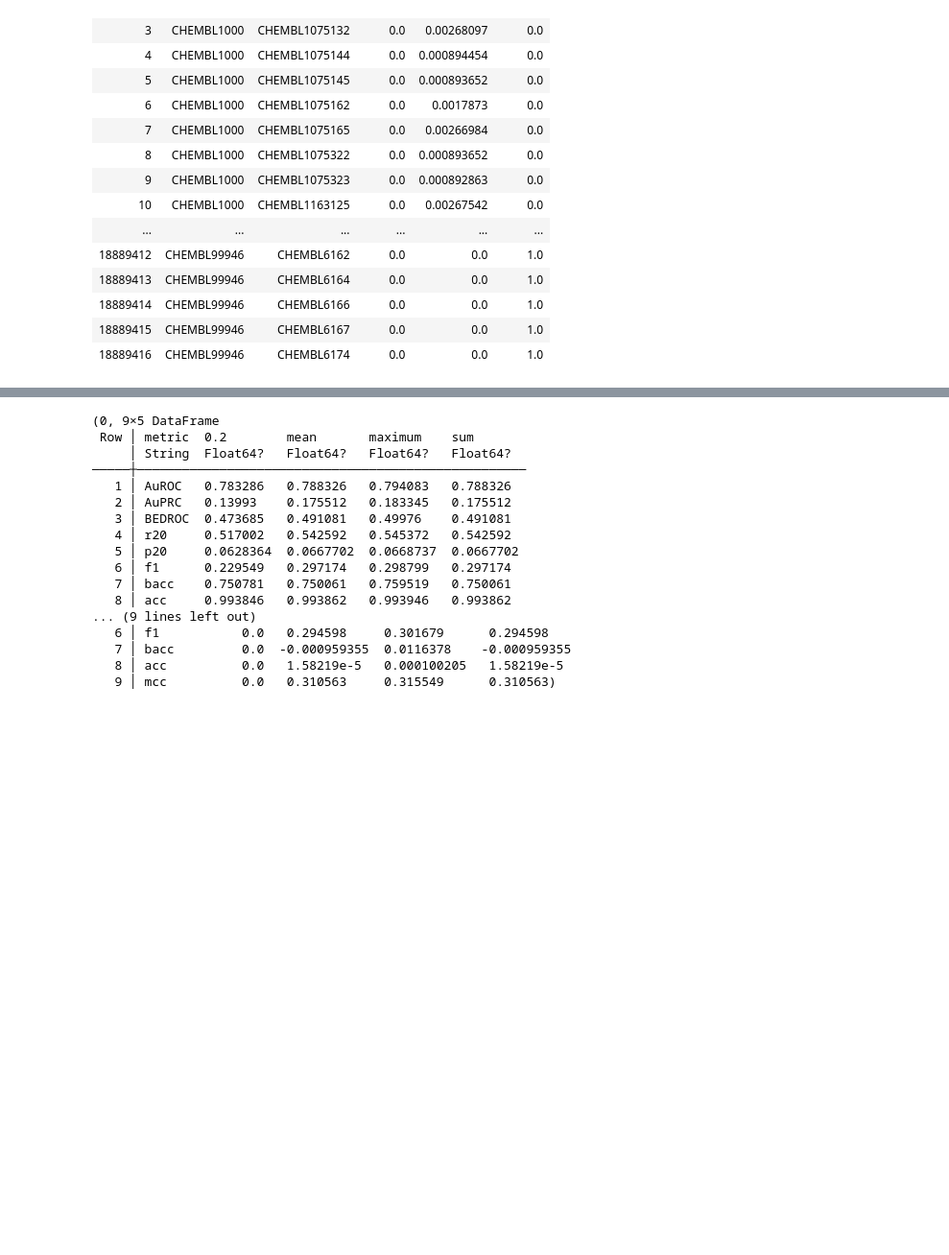
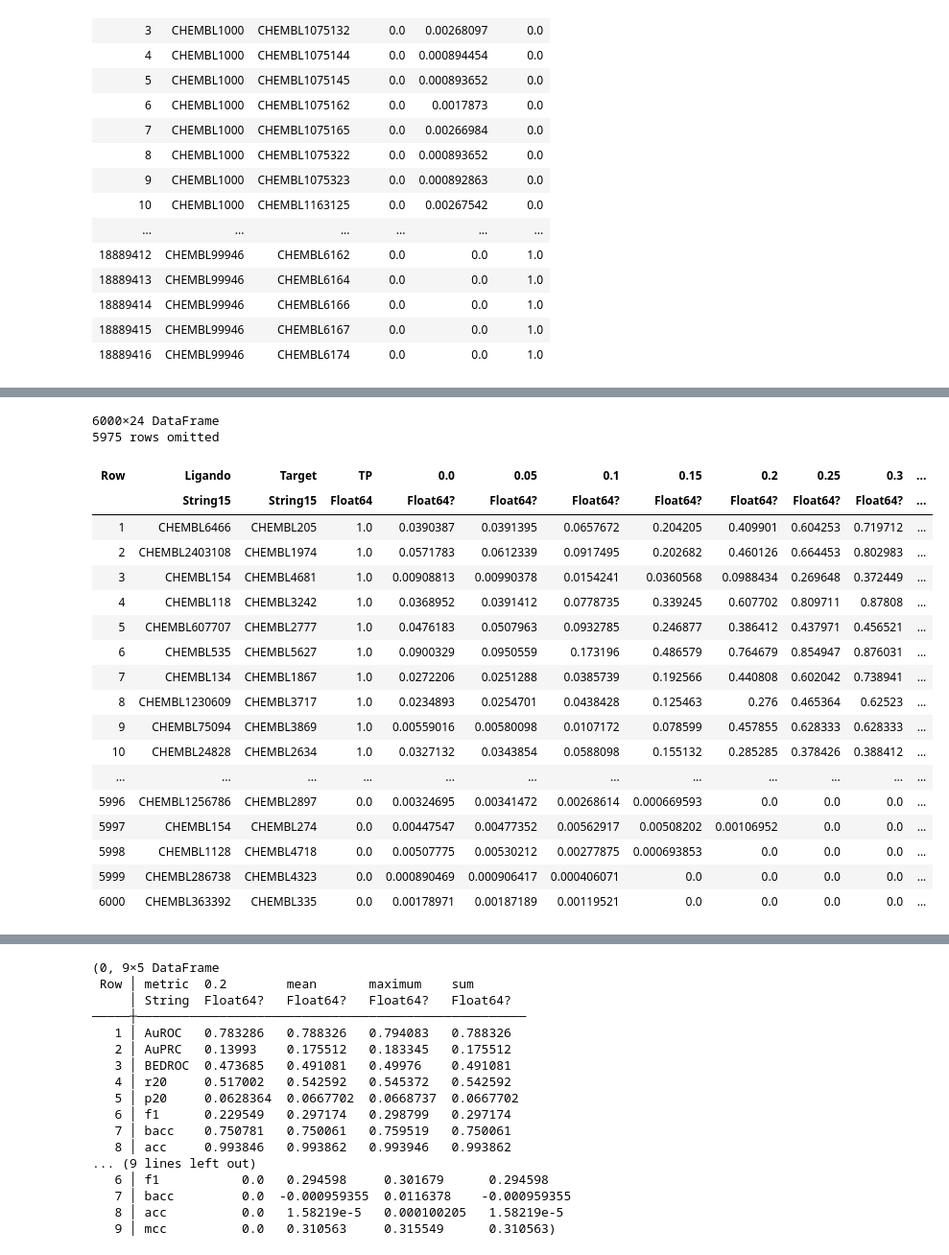
Before and after one commit to fnmelo/Bioinf_2, a Jupyter notebook: simspread_timesplit_predictions_optimization.ipynb, the cells around one changed output, grey strips where cells are left out. Shown at 96% size. Drawn from its saved outputs; the diff is of its cells as text; code cells hidden in the pictures; blank space fills up the shorter version.

Commit message:
Normalized and Balanced Sampling functions added

```diff
--- a/simspread_timesplit_predictions_optimization.ipynb
+++ b/simspread_timesplit_predictions_optimization.ipynb
@@ -687,0 +1516,25 @@ df_train = open_csv(path_train)
+# %%
+# multiple sampling
+
+balance_sample(df_train, 3)
+# %% [output]
+6000×24 DataFrame
+5975 rows omitted
+| Row | Ligando | Target | TP | 0.0 | 0.05 | 0.1 | 0.15 | 0.2 | 0.25 | 0.3 | ... |
+|  | String15 | String15 | Float64 | Float64? | Float64? | Float64? | Float64? | Float64? | Float64? | Float64? | ... |
+| 1 | CHEMBL6466 | CHEMBL205 | 1.0 | 0.0390387 | 0.0391395 | 0.0657672 | 0.204205 | 0.409901 | 0.604253 | 0.719712 | ... |
+| 2 | CHEMBL2403108 | CHEMBL1974 | 1.0 | 0.0571783 | 0.0612339 | 0.0917495 | 0.202682 | 0.460126 | 0.664453 | 0.802983 | ... |
+| 3 | CHEMBL154 | CHEMBL4681 | 1.0 | 0.00908813 | 0.00990378 | 0.0154241 | 0.0360568 | 0.0988434 | 0.269648 | 0.372449 | ... |
+| 4 | CHEMBL118 | CHEMBL3242 | 1.0 | 0.0368952 | 0.0391412 | 0.0778735 | 0.339245 | 0.607702 | 0.809711 | 0.87808 | ... |
+| 5 | CHEMBL607707 | CHEMBL2777 | 1.0 | 0.0476183 | 0.0507963 | 0.0932785 | 0.246877 | 0.386412 | 0.437971 | 0.456521 | ... |
+| 6 | CHEMBL535 | CHEMBL5627 | 1.0 | 0.0900329 | 0.0950559 | 0.173196 | 0.486579 | 0.764679 | 0.854947 | 0.876031 | ... |
+| 7 | CHEMBL134 | CHEMBL1867 | 1.0 | 0.0272206 | 0.0251288 | 0.0385739 | 0.192566 | 0.440808 | 0.602042 | 0.738941 | ... |
+| 8 | CHEMBL1230609 | CHEMBL3717 | 1.0 | 0.0234893 | 0.0254701 | 0.0438428 | 0.125463 | 0.276 | 0.465364 | 0.62523 | ... |
+| 9 | CHEMBL75094 | CHEMBL3869 | 1.0 | 0.00559016 | 0.00580098 | 0.0107172 | 0.078599 | 0.457855 | 0.628333 | 0.628333 | ... |
+| 10 | CHEMBL24828 | CHEMBL2634 | 1.0 | 0.0327132 | 0.0343854 | 0.0588098 | 0.155132 | 0.285285 | 0.378426 | 0.388412 | ... |
+| ... | ... | ... | ... | ... | ... | ... | ... | ... | ... | ... | ... |
+| 5996 | CHEMBL1256786 | CHEMBL2897 | 0.0 | 0.00324695 | 0.00341472 | 0.00268614 | 0.000669593 | 0.0 | 0.0 | 0.0 | ... |
+| 5997 | CHEMBL154 | CHEMBL274 | 0.0 | 0.00447547 | 0.00477352 | 0.00562917 | 0.00508202 | 0.00106952 | 0.0 | 0.0 | ... |
+| 5998 | CHEMBL1128 | CHEMBL4718 | 0.0 | 0.00507775 | 0.00530212 | 0.00277875 | 0.000693853 | 0.0 | 0.0 | 0.0 | ... |
+| 5999 | CHEMBL286738 | CHEMBL4323 | 0.0 | 0.000890469 | 0.000906417 | 0.000406071 | 0.0 | 0.0 | 0.0 | 0.0 | ... |
+| 6000 | CHEMBL363392 | CHEMBL335 | 0.0 | 0.00178971 | 0.00187189 | 0.00119521 | 0.0 | 0.0 | 0.0 | 0.0 | ... |
```
Also changed, not shown: parts of 111 cells of this notebook.
